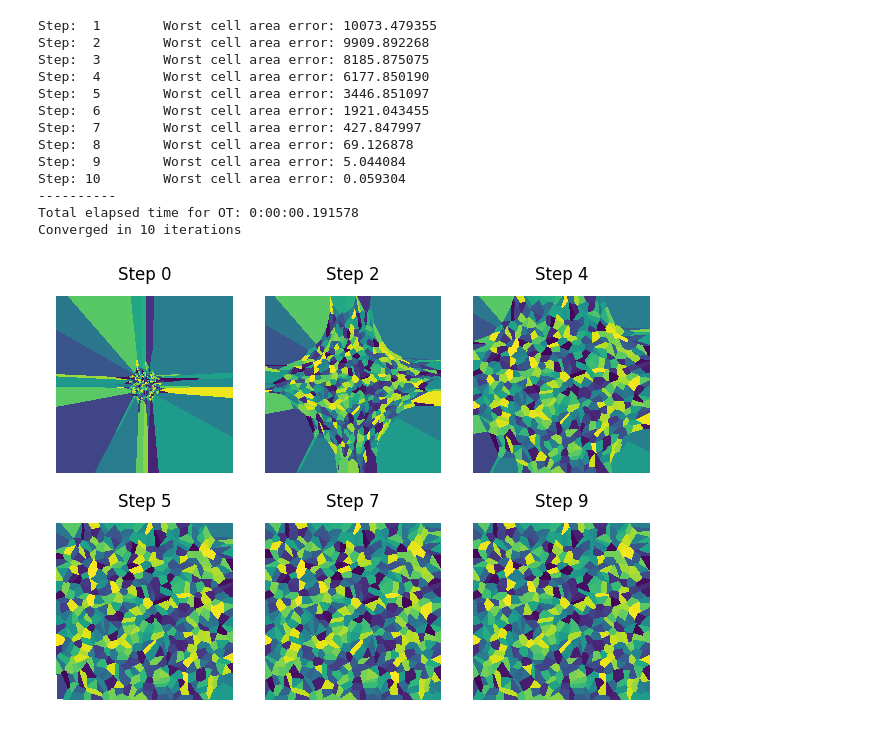
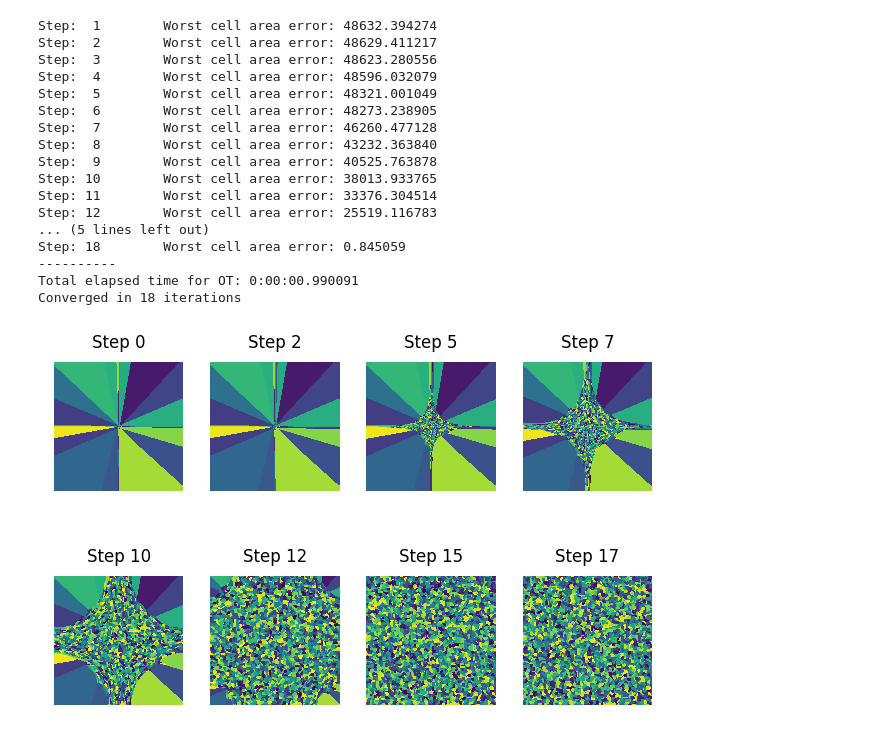
Before and after one commit to PlathC/pygeogram, a Jupyter notebook: examples/transport-2d.ipynb, the cells around one changed output. Drawn from its saved outputs; the diff is of its cells as text; code cells hidden in the pictures.

```diff
--- a/examples/transport-2d.ipynb
+++ b/examples/transport-2d.ipynb
@@ -92,7 +92,7 @@ def measures(voronoi):
 # %%
 # Core Transport class implementing KMT's algorithm
 class Transport:
-    def __init__(self, seeds, domain=None, use_direct_solver: bool = False, verbose: bool = False):
+    def __init__(self, seeds, domain=None, use_direct_solver: bool = True, verbose: bool = False):
         """
         @brief Transport constructor
         @param[in] seeds seeds coordinates
@@ -118,6 +118,8 @@ class Transport:
 
         # Measure of whole domain, desired areas and minimum legal area (KMT #1)
         areas = measures(self.voronoi)
+        assert np.min(areas) > 0.
+
         self.omega_measure = np.sum(areas)  # Measure of the whole domain
         self.nu_i = self.omega_measure / len(seeds)  # Desired area for each cell
         self.area_threshold = 0.5 * min(np.min(areas), self.nu_i)  # KMT criterion  #1
@@ -146,7 +148,7 @@ class Transport:
         self.psi += p  # Start with Newton step
 
         # Divide steplength by 2 until both KMT criteria are satisfied
-        for _ in range(10):
+        for _ in range(100):
             self.voronoi = geo.Voronoi(self.seeds, self.psi, domain_vertices=self.domain[0], domain_simplices=self.domain[1])
 
             # g (grad of Kantorovich dual) at substep = actual areas - desired areas
@@ -229,14 +231,14 @@ class Transport:
 
         return H
 # %%
-N = 500
+N = 3000
 
 # To demonstrate more interesting transport, cluster points in a zone
 SHRINK_POINTS = True
 
 seeds = np.random.rand(N, 2)
 if SHRINK_POINTS:
-    seeds = 0.5 + (seeds - .5) * 1e-1
+    seeds = 0.5 + (seeds - .5) * 1e-2
 
 (domain_vertices, domain_triangles) = geo.shape.quad()
 # %%
@@ -250,8 +252,7 @@ threshold = optimizer.nu_i * 0.01  # 1% of desired cell area
 current_error = np.inf
 
 iteration = 0
-
-plots = []
+plots     = []
 while current_error > threshold:
     current_error = optimizer.step()
 
@@ -261,38 +262,41 @@ while current_error > threshold:
     triangulation = tri.Triangulation(optimizer.voronoi.q[:, 0], optimizer.voronoi.q[:, 1], optimizer.voronoi.t)
     plots += [ ( triangulation, optimizer.voronoi.tseed ) ]
 
-
 print('-'*10)
 print(f'Total elapsed time for OT: {datetime.datetime.now() - starttime}')
 print(f'Converged in {iteration} iterations')
 # %% [output]
-Step:  1        Worst cell area error: 10073.479355
-Step:  2        Worst cell area error: 9909.892268
-Step:  3        Worst cell area error: 8185.875075
-Step:  4        Worst cell area error: 6177.850190
-Step:  5        Worst cell area error: 3446.851097
-Step:  6        Worst cell area error: 1921.043455
-Step:  7        Worst cell area error: 427.847997
-Step:  8        Worst cell area error: 69.126878
-Step:  9        Worst cell area error: 5.044084
-Step: 10        Worst cell area error: 0.059304
+Step:  1        Worst cell area error: 48632.394274
+Step:  2        Worst cell area error: 48629.411217
+Step:  3        Worst cell area error: 48623.280556
+Step:  4        Worst cell area error: 48596.032079
+Step:  5        Worst cell area error: 48321.001049
+Step:  6        Worst cell area error: 48273.238905
+Step:  7        Worst cell area error: 46260.477128
+Step:  8        Worst cell area error: 43232.363840
+Step:  9        Worst cell area error: 40525.763878
+Step: 10        Worst cell area error: 38013.933765
+Step: 11        Worst cell area error: 33376.304514
+Step: 12        Worst cell area error: 25519.116783
+... (5 lines left out)
+Step: 18        Worst cell area error: 0.845059
 ----------
-Total elapsed time for OT: 0:00:00.191578
-Converged in 10 iterations
+Total elapsed time for OT: 0:00:00.990091
+Converged in 18 iterations
 # %%
 import matplotlib.pyplot as plt
 
-fig, axes = plt.subplots( 2, 3 )
+fig, axes = plt.subplots( 2, 4 )
 
-indices = np.round(np.linspace(0, iteration - 1, 6)).astype(int)
+indices = np.round(np.linspace(0, iteration-1, 8)).astype(int)
 for n, i in enumerate(indices):
     triangulation, tseed = plots[i]
 
-    axes[n // 3, n % 3].set_aspect('equal')
-    axes[n // 3, n % 3].tripcolor(triangulation, tseed, shading='flat')
-    axes[n // 3, n % 3].set_title(f'Step {i}')
-    axes[n // 3, n % 3].set_axis_off()
+    axes[n // 4, n % 4].set_aspect('equal')
+    axes[n // 4, n % 4].tripcolor(triangulation, tseed, shading='flat')
+    axes[n // 4, n % 4].set_title(f'Step {i}')
+    axes[n // 4, n % 4].set_axis_off()
 
 fig.tight_layout()
 # %% [output]
-[figure, old version]
+[figure, new version]
```
Also changed, not shown: 2 other files.
